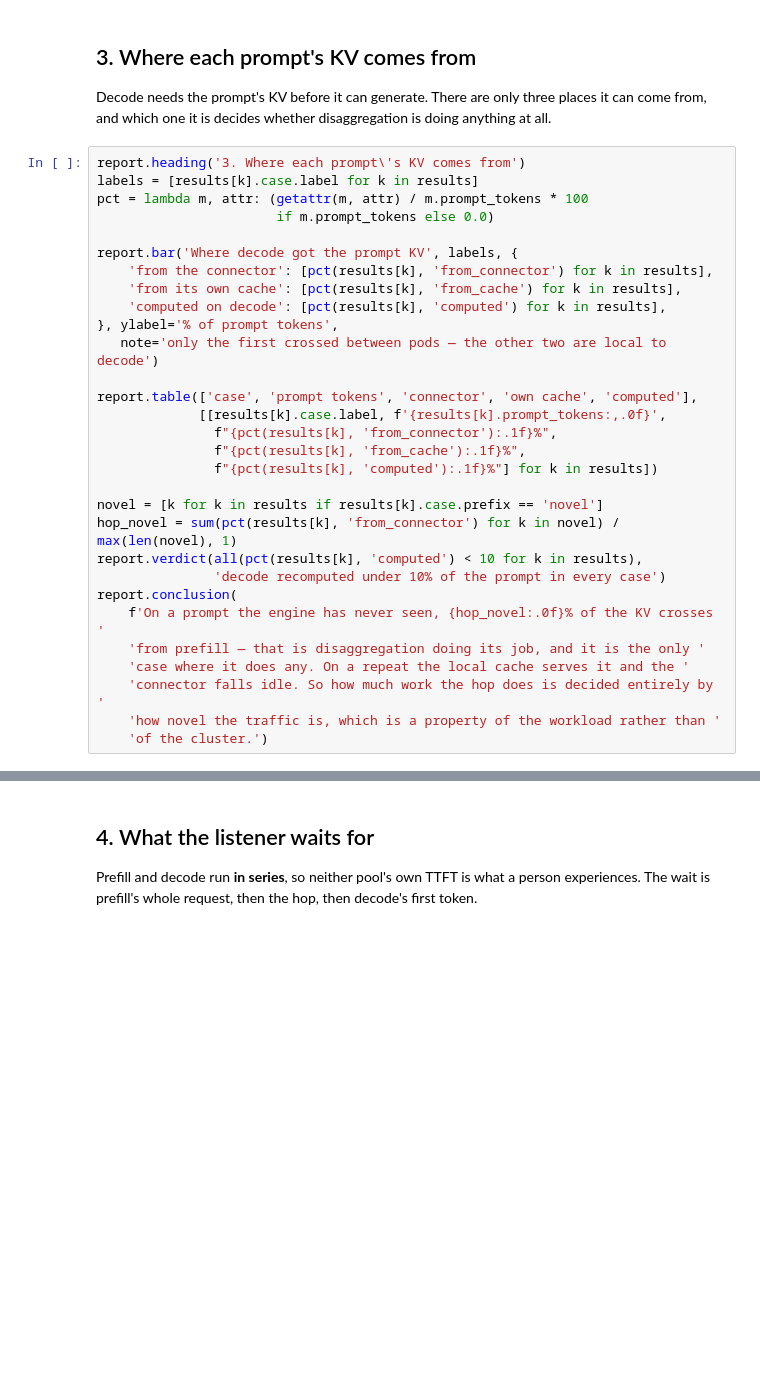
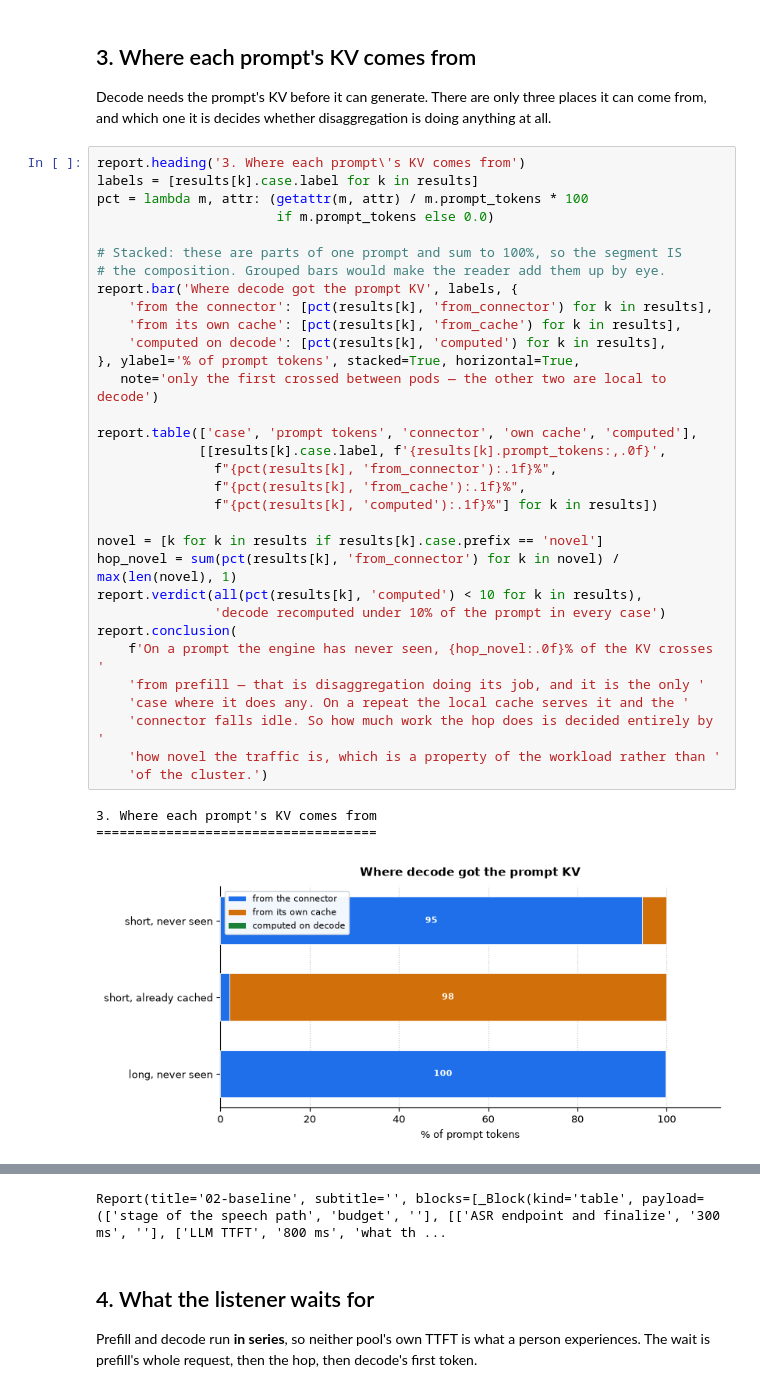
Before and after one commit to harshuljain13/Dodona, a Jupyter notebook: benchmarking/02-baseline/notebook.ipynb, the cells around one changed output, grey strips where cells are left out. Saved outputs shown, nothing was run; the diff lists cells and outputs as text; blank space fills up the shorter version.

```diff
--- a/benchmarking/02-baseline/notebook.ipynb
+++ b/benchmarking/02-baseline/notebook.ipynb
@@ -110,30 +158,36 @@ is doing anything at all.
 # %%
 report.heading('3. Where each prompt\'s KV comes from')
 labels = [results[k].case.label for k in results]
 pct = lambda m, attr: (getattr(m, attr) / m.prompt_tokens * 100
                        if m.prompt_tokens else 0.0)
 
+# Stacked: these are parts of one prompt and sum to 100%, so the segment IS
+# the composition. Grouped bars would make the reader add them up by eye.
 report.bar('Where decode got the prompt KV', labels, {
     'from the connector': [pct(results[k], 'from_connector') for k in results],
     'from its own cache': [pct(results[k], 'from_cache') for k in results],
     'computed on decode': [pct(results[k], 'computed') for k in results],
-}, ylabel='% of prompt tokens',
+}, ylabel='% of prompt tokens', stacked=True, horizontal=True,
    note='only the first crossed between pods — the other two are local to decode')
 
 report.table(['case', 'prompt tokens', 'connector', 'own cache', 'computed'],
              [[results[k].case.label, f'{results[k].prompt_tokens:,.0f}',
                f"{pct(results[k], 'from_connector'):.1f}%",
                f"{pct(results[k], 'from_cache'):.1f}%",
                f"{pct(results[k], 'computed'):.1f}%"] for k in results])
 
 novel = [k for k in results if results[k].case.prefix == 'novel']
 hop_novel = sum(pct(results[k], 'from_connector') for k in novel) / max(len(novel), 1)
 report.verdict(all(pct(results[k], 'computed') < 10 for k in results),
                'decode recomputed under 10% of the prompt in every case')
 report.conclusion(
     f'On a prompt the engine has never seen, {hop_novel:.0f}% of the KV crosses '
     'from prefill — that is disaggregation doing its job, and it is the only '
     'case where it does any. On a repeat the local cache serves it and the '
     'connector falls idle. So how much work the hop does is decided entirely by '
     'how novel the traffic is, which is a property of the workload rather than '
     'of the cluster.')
+# %% [output]
+3. Where each prompt's KV comes from
+====================================
+[figure, added]
@@ -140,3 +203,4 @@ report.conclusion(
+Report(title='02-baseline', subtitle='', blocks=[_Block(kind='table', payload=(['stage of the speech path', 'budget', ''], [['ASR endpoint and finalize', '300 ms', ''], ['LLM TTFT', '800 ms', 'what th ...
 # %% [markdown]
 ## 4. What the listener waits for
 
```
Also changed, not shown: parts of 8 cells of this notebook, 1 other file.
